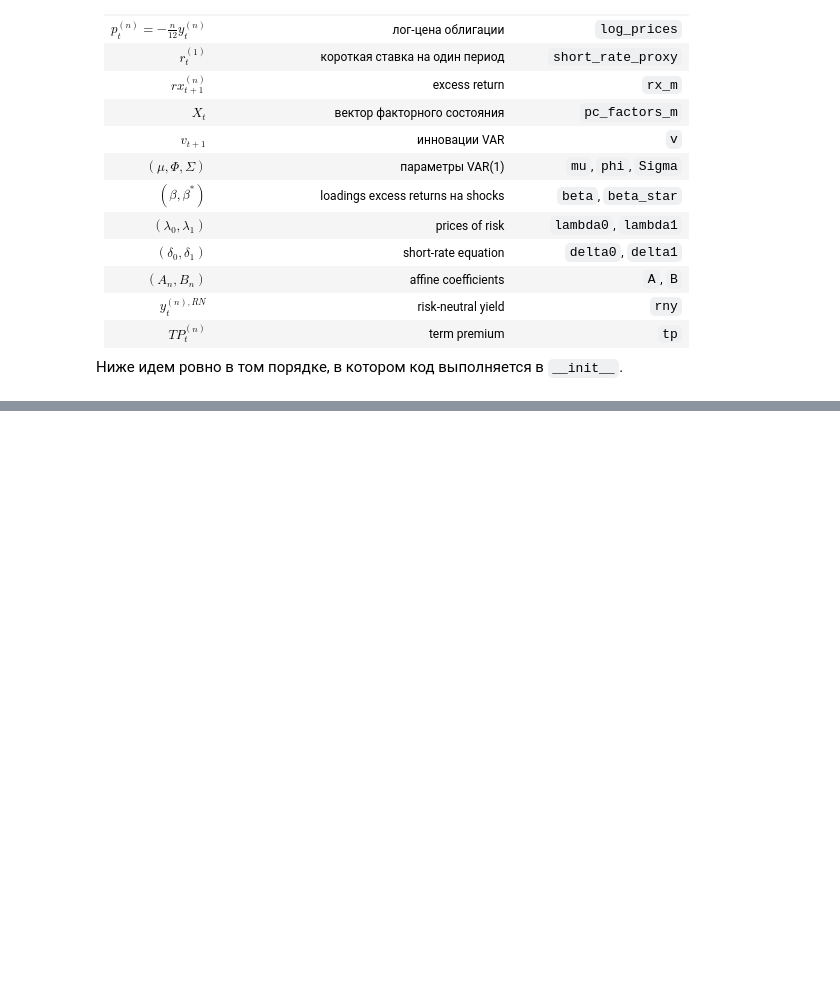
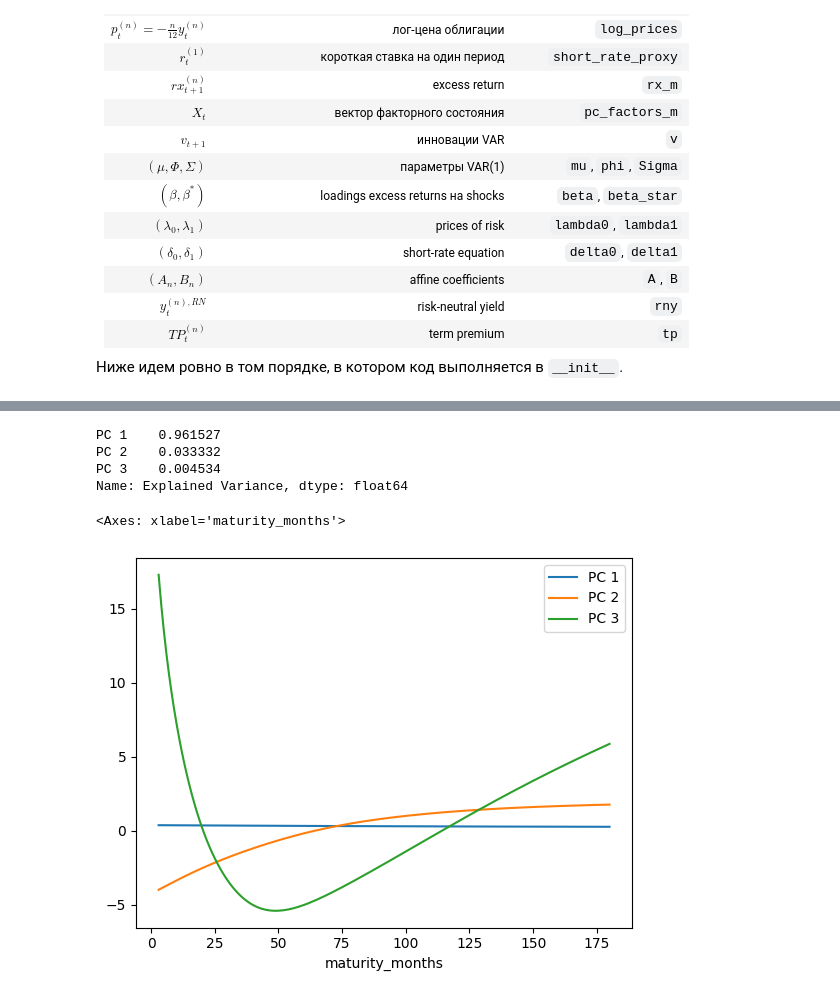
Before and after one commit to Codebuller/term_premium, a Jupyter notebook: math.ipynb, the cells around one changed output, grey strips where cells are left out. Saved outputs shown, nothing was run; the diff lists cells and outputs as text; code cells hidden in the pictures; blank space fills up the shorter version.

```diff
--- a/math.ipynb
+++ b/math.ipynb
@@ -716,0 +118,46 @@ show_acm_lines(491, 516, title="`_expected_return`")
+# %%
+curve_m_cut = yield_curve.iloc[:, 2:]
+curve_d_cut = yield_curve.iloc[:, 2:]
+mean_yields = curve_m_cut.mean()
+curve_m_cut = curve_m_cut - mean_yields
+curve_d_cut = curve_d_cut - mean_yields
+
+pca = PCA(n_components=N_FACTORS)
+pca.fit(curve_m_cut)
+col_names = [f'PC {i + 1}' for i in range(N_FACTORS)]
+df_loadings = pd.DataFrame(
+    data=pca.components_.T,
+    columns=col_names,
+    index=curve_m_cut.columns,
+)
+
+df_pc_m = curve_m_cut @ df_loadings
+sigma_factor = df_pc_m.std()
+df_pc_m = df_pc_m / df_pc_m.std()
+df_loadings = df_loadings / sigma_factor
+
+# Enforce average positive loadings
+sign_changes = np.sign(df_loadings.mean())
+df_loadings = sign_changes * df_loadings
+df_pc_m = sign_changes * df_pc_m
+
+# Daily frequency
+df_pc_d = curve_d_cut @ df_loadings
+
+# Percent Explained
+df_explained = pd.Series(
+    data=pca.explained_variance_ratio_,
+    name='Explained Variance',
+    index=col_names,
+)
+df_explained
+# %% [output]
+PC 1    0.961527
+PC 2    0.033332
+PC 3    0.004534
+Name: Explained Variance, dtype: float64
+# %%
+df_loadings.plot()
+# %% [output]
+<Axes: xlabel='maturity_months'>
+[figure, added]
```
Also changed, not shown: parts of 48 cells of this notebook, 3 other files.
